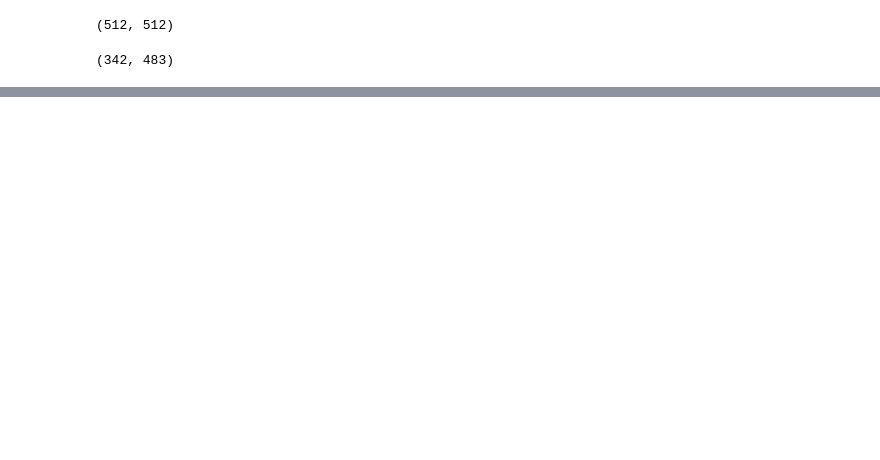
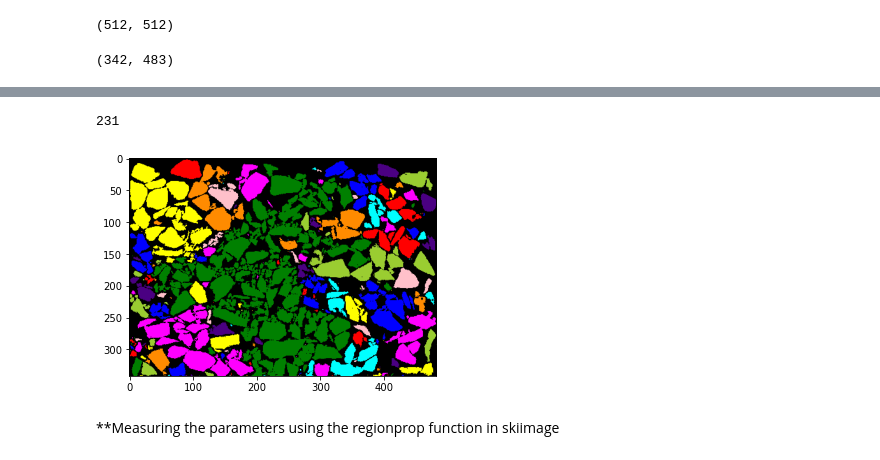
Before and after one commit to BrinthanK/particle_size_analysis, a Jupyter notebook: Main code.ipynb, the cells around one changed output, grey strips where cells are left out. Drawn from its saved outputs; the diff is of its cells as text; code cells hidden in the pictures; blank space fills up the shorter version.

```diff
--- a/Main code.ipynb
+++ b/Main code.ipynb
@@ -57,0 +99,4 @@ dim_crop
+# %%
+# converting uint8 to binary
+bi_img = thresh_img == 255
+bi_img
@@ -57,0 +111,18 @@ dim_crop
+# %%
+# create a structure using 8 connectivity that uses diagonal pixels during connectivity assessment
+stru = [[1,1,1],[1,1,1],[1,1,1]]
+# number grains using the 'label' function in the scipy ndimage
+# get number of labels assigned
+bi_label, bi_num = ndimage.label(bi_img, structure=stru)
+bi_num
+# %% [output]
+231
+# %%
+# visualise the labelled image
+lab_col = color.label2rgb(bi_label, bg_label=0)
+plt.imshow(lab_col)
+plt.show()
+# %% [output]
+[figure, added]
+# %% [markdown]
+**Measuring the parameters using the regionprop function in skiimage
```
Also changed, not shown: parts of 11 cells of this notebook.
